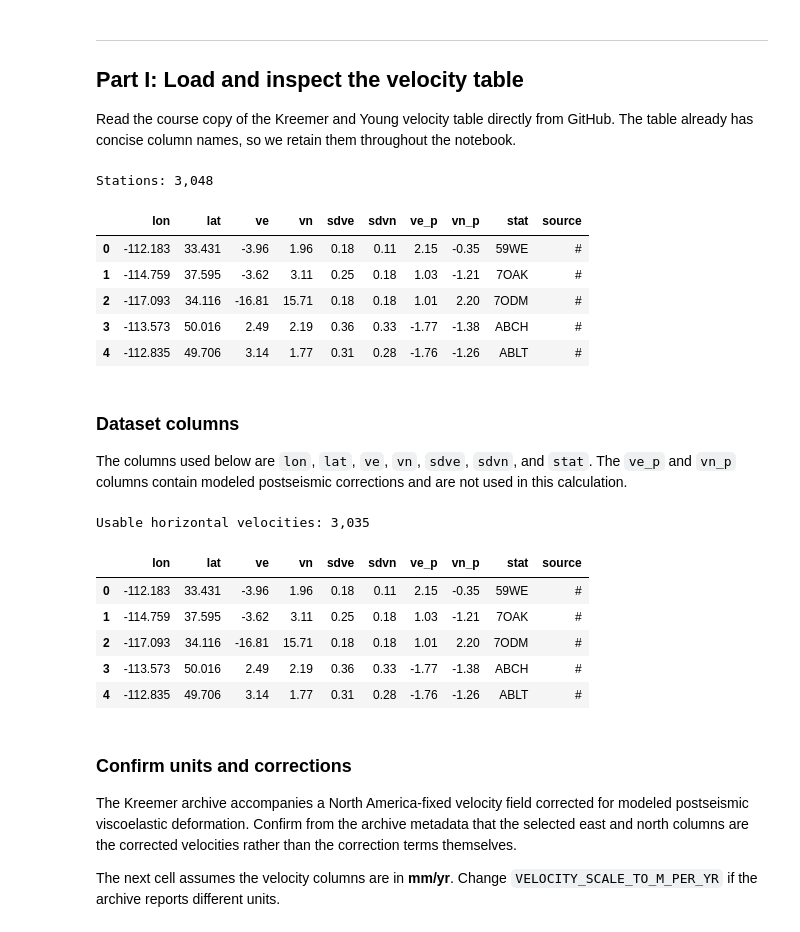
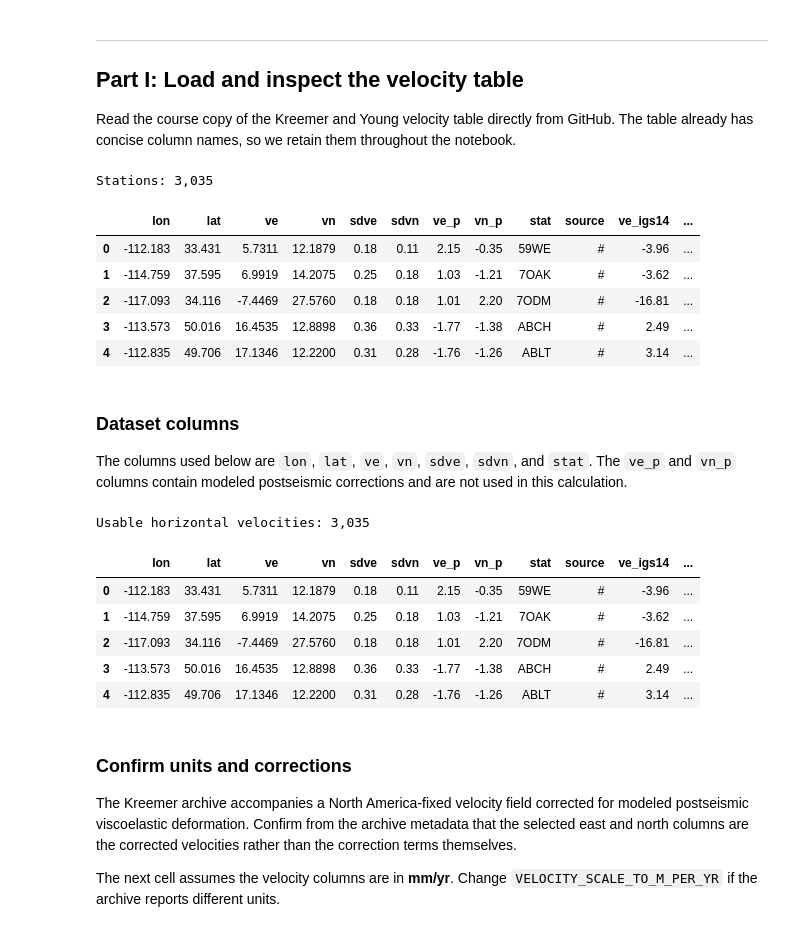
Before and after one commit to amtseismo/EPS166, a Jupyter notebook: notebooks/03_gnss_strain.ipynb, the cells around one changed output. Cells and saved outputs as stored; diff of their text form; code cells hidden in the pictures.

```diff
--- a/notebooks/03_gnss_strain.ipynb
+++ b/notebooks/03_gnss_strain.ipynb
@@ -61,21 +61,21 @@ Read the course copy of the Kreemer and Young velocity table directly from GitHu
 # %%
 DATA_URL = (
     "https://github.com/amtseismo/EPS166/"
-    "raw/main/datasets/Kreemer_GPS_table.txt"
+    "raw/main/datasets/kreemer_2022_na_fixed.txt"
 )
 
 velocity = pd.read_csv(DATA_URL, sep=r"\s+")
 
 print(f"Stations: {len(velocity):,}")
 display(velocity.head())
 # %% [output]
-Stations: 3,048
+Stations: 3,035
-|  | lon | lat | ve | vn | sdve | sdvn | ve_p | vn_p | stat | source |
-| 0 | -112.183 | 33.431 | -3.96 | 1.96 | 0.18 | 0.11 | 2.15 | -0.35 | 59WE | # |
-| 1 | -114.759 | 37.595 | -3.62 | 3.11 | 0.25 | 0.18 | 1.03 | -1.21 | 7OAK | # |
-| 2 | -117.093 | 34.116 | -16.81 | 15.71 | 0.18 | 0.18 | 1.01 | 2.20 | 7ODM | # |
-| 3 | -113.573 | 50.016 | 2.49 | 2.19 | 0.36 | 0.33 | -1.77 | -1.38 | ABCH | # |
-| 4 | -112.835 | 49.706 | 3.14 | 1.77 | 0.31 | 0.28 | -1.76 | -1.26 | ABLT | # |
+|  | lon | lat | ve | vn | sdve | sdvn | ve_p | vn_p | stat | source | ve_igs14 | ... |
+| 0 | -112.183 | 33.431 | 5.7311 | 12.1879 | 0.18 | 0.11 | 2.15 | -0.35 | 59WE | # | -3.96 | ... |
+| 1 | -114.759 | 37.595 | 6.9919 | 14.2075 | 0.25 | 0.18 | 1.03 | -1.21 | 7OAK | # | -3.62 | ... |
+| 2 | -117.093 | 34.116 | -7.4469 | 27.5760 | 0.18 | 0.18 | 1.01 | 2.20 | 7ODM | # | -16.81 | ... |
+| 3 | -113.573 | 50.016 | 16.4535 | 12.8898 | 0.36 | 0.33 | -1.77 | -1.38 | ABCH | # | 2.49 | ... |
+| 4 | -112.835 | 49.706 | 17.1346 | 12.2200 | 0.31 | 0.28 | -1.76 | -1.26 | ABLT | # | 3.14 | ... |
 # %% [markdown]
 ### Dataset columns
 
@@ -95,12 +95,12 @@ print(f"Usable horizontal velocities: {len(velocity):,}")
 display(velocity.head())
 # %% [output]
 Usable horizontal velocities: 3,035
-|  | lon | lat | ve | vn | sdve | sdvn | ve_p | vn_p | stat | source |
-| 0 | -112.183 | 33.431 | -3.96 | 1.96 | 0.18 | 0.11 | 2.15 | -0.35 | 59WE | # |
-| 1 | -114.759 | 37.595 | -3.62 | 3.11 | 0.25 | 0.18 | 1.03 | -1.21 | 7OAK | # |
-| 2 | -117.093 | 34.116 | -16.81 | 15.71 | 0.18 | 0.18 | 1.01 | 2.20 | 7ODM | # |
-| 3 | -113.573 | 50.016 | 2.49 | 2.19 | 0.36 | 0.33 | -1.77 | -1.38 | ABCH | # |
-| 4 | -112.835 | 49.706 | 3.14 | 1.77 | 0.31 | 0.28 | -1.76 | -1.26 | ABLT | # |
+|  | lon | lat | ve | vn | sdve | sdvn | ve_p | vn_p | stat | source | ve_igs14 | ... |
+| 0 | -112.183 | 33.431 | 5.7311 | 12.1879 | 0.18 | 0.11 | 2.15 | -0.35 | 59WE | # | -3.96 | ... |
+| 1 | -114.759 | 37.595 | 6.9919 | 14.2075 | 0.25 | 0.18 | 1.03 | -1.21 | 7OAK | # | -3.62 | ... |
+| 2 | -117.093 | 34.116 | -7.4469 | 27.5760 | 0.18 | 0.18 | 1.01 | 2.20 | 7ODM | # | -16.81 | ... |
+| 3 | -113.573 | 50.016 | 16.4535 | 12.8898 | 0.36 | 0.33 | -1.77 | -1.38 | ABCH | # | 2.49 | ... |
+| 4 | -112.835 | 49.706 | 17.1346 | 12.2200 | 0.31 | 0.28 | -1.76 | -1.26 | ABLT | # | 3.14 | ... |
 # %% [markdown]
 ### Confirm units and corrections
 
```
Also changed, not shown: parts of 10 cells of this notebook.
